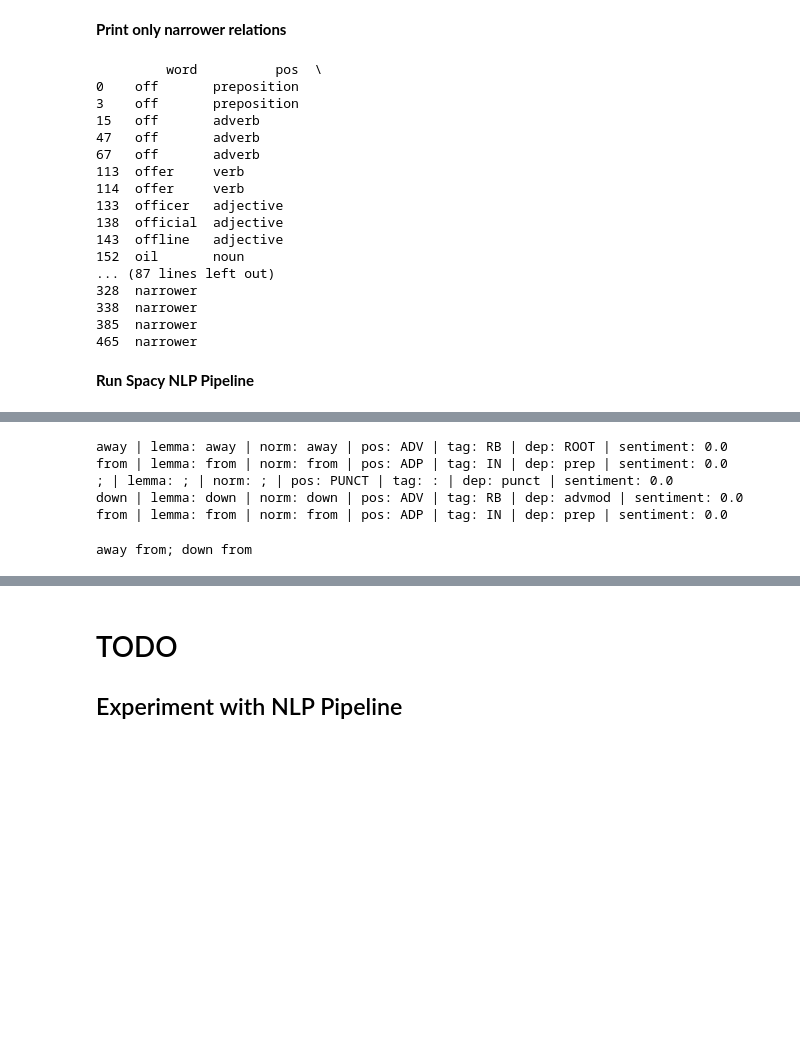
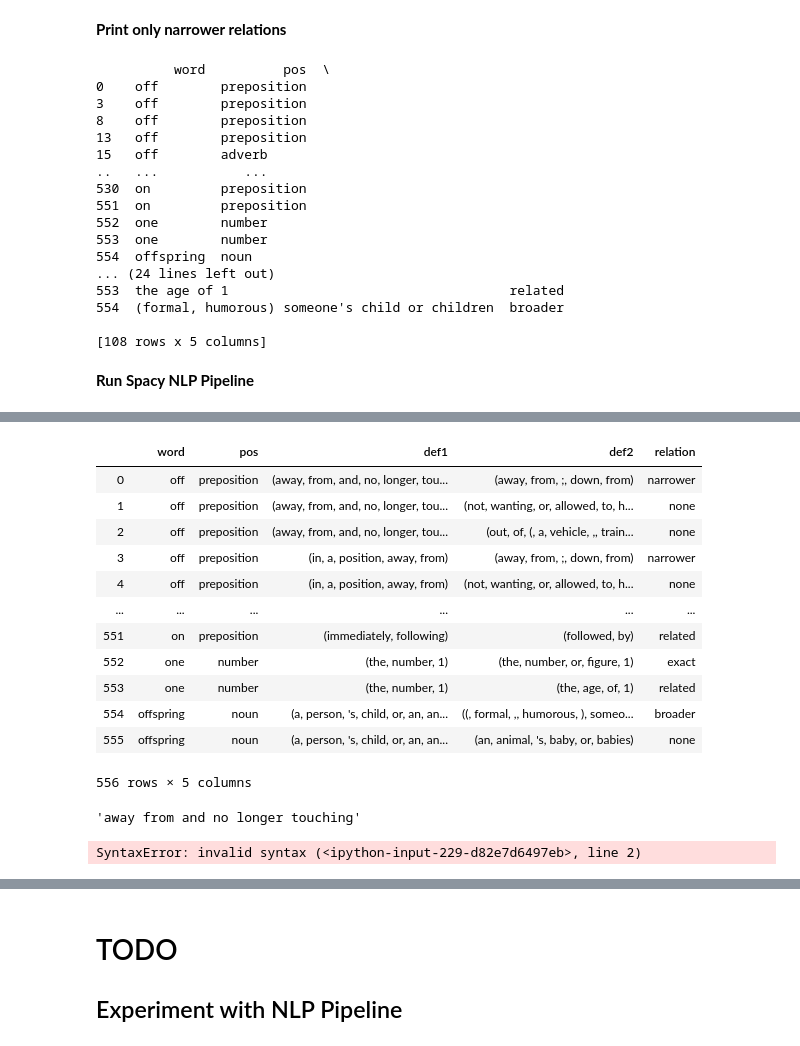
Before and after one commit to acdh-oeaw/elexis_mwsa_model, a Jupyter notebook: Codalab shared task.ipynb, the cells around one changed output, grey strips where cells are left out. Drawn from its saved outputs; the diff is of its cells as text; code cells hidden in the pictures; blank space fills up the shorter version.

```diff
--- a/Codalab shared task.ipynb
+++ b/Codalab shared task.ipynb
@@ -34,6 +34,5 @@ pd.set_option('display.max_colwidth',-1)
 folder = '../Documents/ELEXIS/codalab/public_dat/train'
 
 #all_data = pd.read_csv('../Documents/ELEXIS/codalab/public_dat/train/english_kd.tsv',sep='\t', header=None)
-all_data = pd.read_csv(folder + '/' + 'english_kd.tsv', sep='\t', header=None)
-print(all_data)
+all_data = pd.read_csv(folder + '/' + 'english_nuig.tsv', sep='\t', header=None)
 # %% [output]
@@ -143,58 +89,73 @@ print(set(en_data['relation']))
 # %%
 #df['def1']=df['def1'].str.wrap(20)
 is_narrower = en_data['relation']=='narrower'
-print(en_data[is_narrower])
+is_not_none = en_data['relation']!='none'
+
+print(en_data[is_not_none])
 # %% [output]
-         word          pos  \
-0    off       preposition
-3    off       preposition
-15   off       adverb
-47   off       adverb
-67   off       adverb
-113  offer     verb
-114  offer     verb
-133  officer   adjective
-138  official  adjective
-143  offline   adjective
-152  oil       noun
-... (87 lines left out)
-328  narrower
-338  narrower
-385  narrower
-465  narrower
+          word          pos  \
+0    off        preposition
+3    off        preposition
+8    off        preposition
+13   off        preposition
+15   off        adverb
+..   ...           ...
+530  on         preposition
+551  on         preposition
+552  one        number
+553  one        number
+554  offspring  noun
+... (24 lines left out)
+553  the age of 1                                    related
+554  (formal, humorous) someone's child or children  broader
+
+[108 rows x 5 columns]
 # %% [markdown]
 **Run Spacy NLP Pipeline**
 # %%
 def spacyDocForVec(vec):
     doc_list = []
 
     for doc in tqdm(vec):
         pr = nlp(doc)
         doc_list.append(pr)
 
     return doc_list
 
-doc_list = spacyDocForVec(en_data['def1'])
-doc_list2 = spacyDocForVec(en_data['def2'])
+
+modDfObj = en_data.apply(lambda x: spacyDocForVec(x) if x.name in ['def1', 'def2'] else x)
+modDfObj
+#doc_list = spacyDocForVec(en_data['def1'])
+#doc_list2 = spacyDocForVec(en_data['def2'])
 # %% [output]
 [interactive output not drawn]
 [interactive output not drawn]
+|  | word | pos | def1 | def2 | relation |
+| 0 | off | preposition | (away, from, and, no, longer, tou... | (away, from, ;, down, from) | narrower |
+| 1 | off | preposition | (away, from, and, no, longer, tou... | (not, wanting, or, allowed, to, h... | none |
+| 2 | off | preposition | (away, from, and, no, longer, tou... | (out, of, (, a, vehicle, ,, train... | none |
+| 3 | off | preposition | (in, a, position, away, from) | (away, from, ;, down, from) | narrower |
+| 4 | off | preposition | (in, a, position, away, from) | (not, wanting, or, allowed, to, h... | none |
+| ... | ... | ... | ... | ... | ... |
+| 551 | on | preposition | (immediately, following) | (followed, by) | related |
+| 552 | one | number | (the, number, 1) | (the, number, or, figure, 1) | exact |
+| 553 | one | number | (the, number, 1) | (the, age, of, 1) | related |
+| 554 | offspring | noun | (a, person, 's, child, or, an, an... | ((, formal, ,, humorous, ), someo... | broader |
+| 555 | offspring | noun | (a, person, 's, child, or, an, an... | (an, animal, 's, baby, or, babies) | none |
+556 rows × 5 columns
 # %%
 #df['def1_nlp']=doc_list
 #df['def2_nlp']=doc_list2
+# %%
+modDfObj['def1'][0].text
+# %% [output]
+'away from and no longer touching'
 # %%
 t1 = doc_list2[0]
-for token in doc_list2[0]:
+for token in doc_list2[0]
     print(token.text, "| lemma:", token.lemma_, "| norm:" , token.norm_, "| pos:" ,token.pos_, "| tag:", token.tag_, "| dep:", token.dep_, "| sentiment:", token.sentiment)
-
-doc_list2[0]
 # %% [output]
-away | lemma: away | norm: away | pos: ADV | tag: RB | dep: ROOT | sentiment: 0.0
-from | lemma: from | norm: from | pos: ADP | tag: IN | dep: prep | sentiment: 0.0
-; | lemma: ; | norm: ; | pos: PUNCT | tag: : | dep: punct | sentiment: 0.0
-down | lemma: down | norm: down | pos: ADV | tag: RB | dep: advmod | sentiment: 0.0
-from | lemma: from | norm: from | pos: ADP | tag: IN | dep: prep | sentiment: 0.0
+SyntaxError: invalid syntax (<ipython-input-229-d82e7d6497eb>, line 2)
-away from; down from
 # %%
 en_data
 frame = pd.DataFrame({'doc1': doc_list, 'doc2': doc_list2})
```
Also changed, not shown: parts of 22 cells of this notebook.
